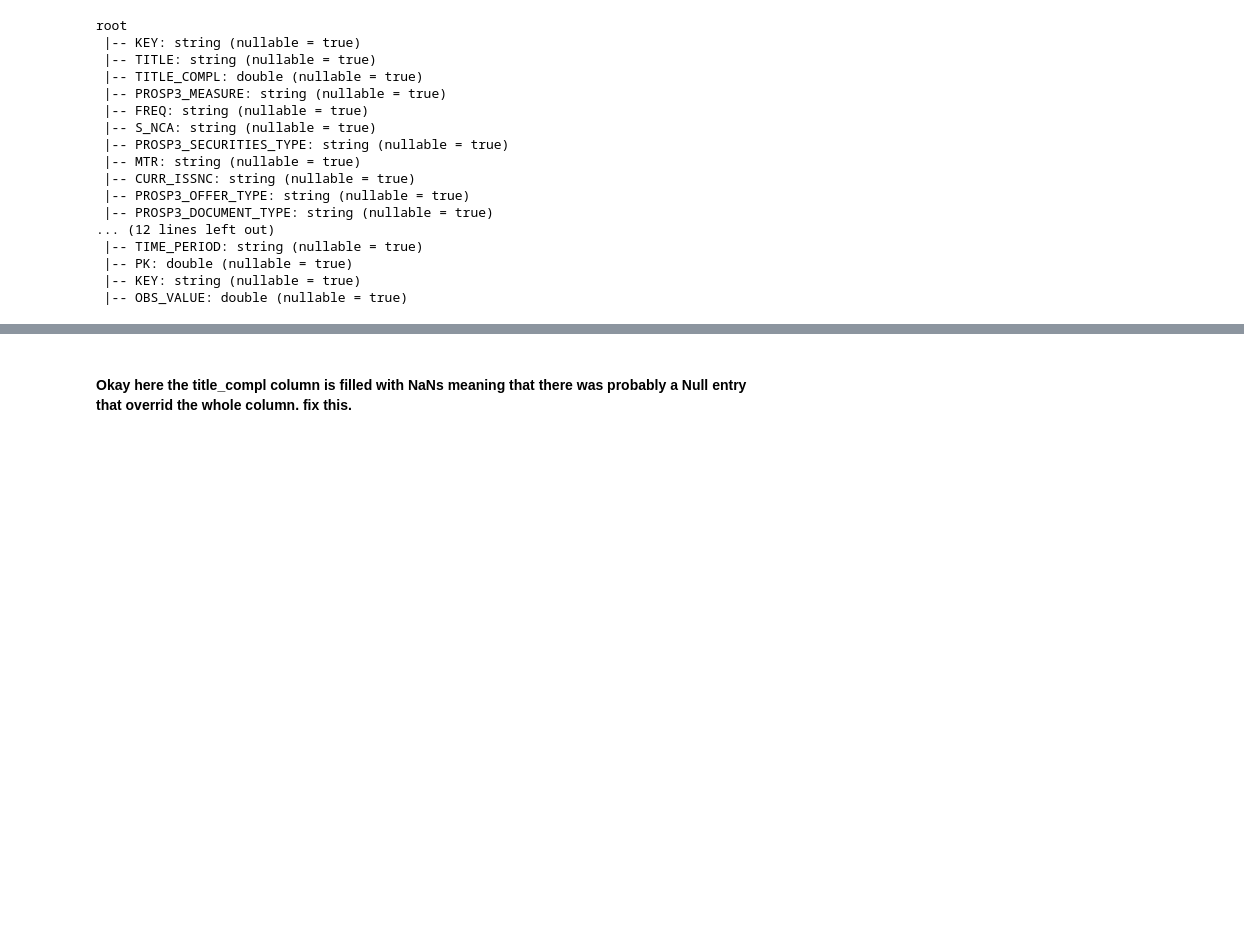
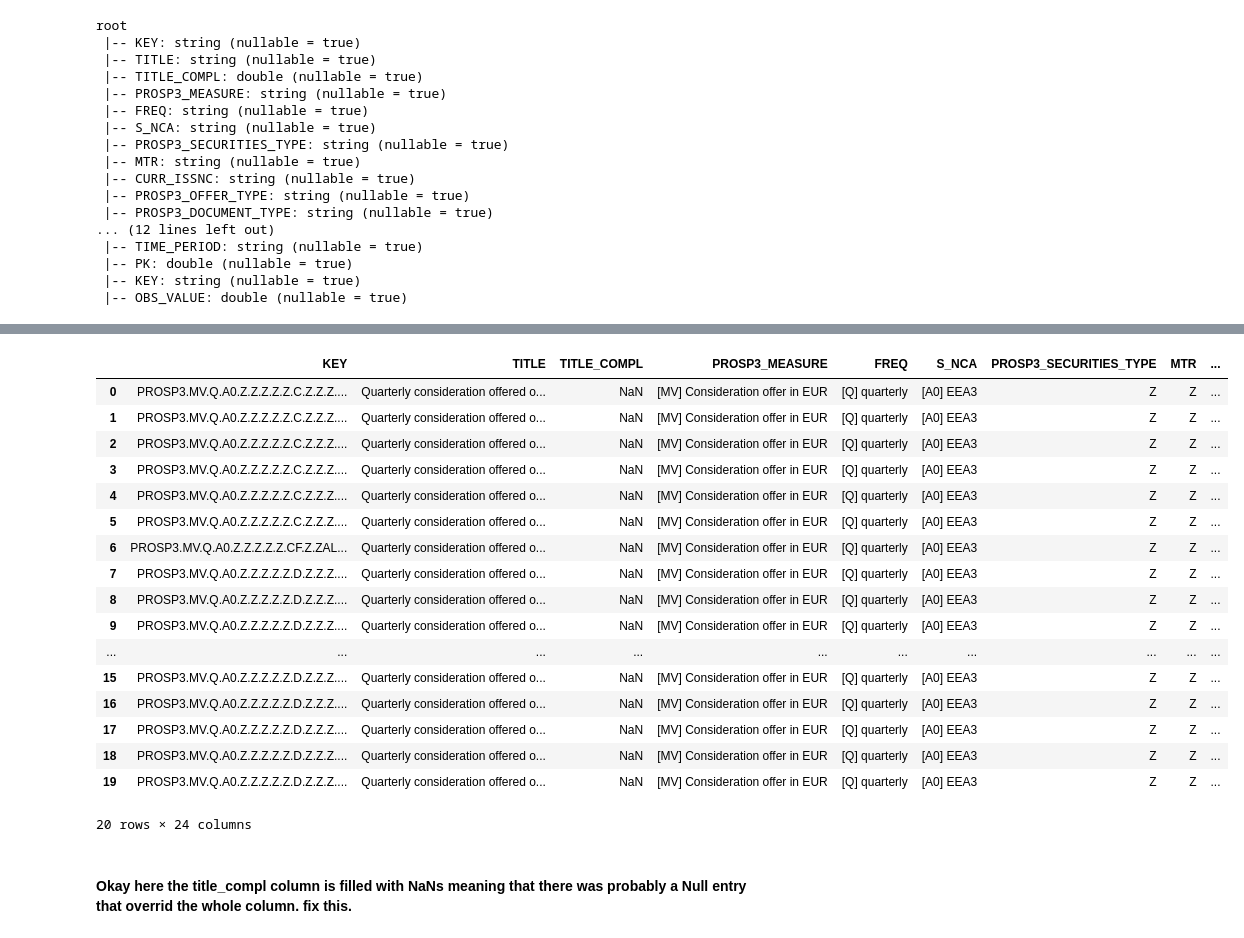
Before and after one commit to melisa002/ESMA2025, a Jupyter notebook: mel.ipynb, the cells around one changed output, grey strips where cells are left out. Saved outputs shown, nothing was run; the diff lists cells and outputs as text; code cells hidden in the pictures; blank space fills up the shorter version.

```diff
--- a/mel.ipynb
+++ b/mel.ipynb
@@ -74,0 +94,2 @@ only showing top 10 rows
+# %%
+pd_df = df_joined.toPandas()
@@ -75,3 +98,24 @@ only showing top 10 rows
+# %%
+pd_df.head(20)
+# %% [output]
+|  | KEY | TITLE | TITLE_COMPL | PROSP3_MEASURE | FREQ | S_NCA | PROSP3_SECURITIES_TYPE | MTR | ... |
+| 0 | PROSP3.MV.Q.A0.Z.Z.Z.Z.Z.C.Z.Z.Z.... | Quarterly consideration offered o... | NaN | [MV] Consideration offer in EUR | [Q] quarterly | [A0] EEA3 | Z | Z | ... |
+| 1 | PROSP3.MV.Q.A0.Z.Z.Z.Z.Z.C.Z.Z.Z.... | Quarterly consideration offered o... | NaN | [MV] Consideration offer in EUR | [Q] quarterly | [A0] EEA3 | Z | Z | ... |
+| 2 | PROSP3.MV.Q.A0.Z.Z.Z.Z.Z.C.Z.Z.Z.... | Quarterly consideration offered o... | NaN | [MV] Consideration offer in EUR | [Q] quarterly | [A0] EEA3 | Z | Z | ... |
+| 3 | PROSP3.MV.Q.A0.Z.Z.Z.Z.Z.C.Z.Z.Z.... | Quarterly consideration offered o... | NaN | [MV] Consideration offer in EUR | [Q] quarterly | [A0] EEA3 | Z | Z | ... |
+| 4 | PROSP3.MV.Q.A0.Z.Z.Z.Z.Z.C.Z.Z.Z.... | Quarterly consideration offered o... | NaN | [MV] Consideration offer in EUR | [Q] quarterly | [A0] EEA3 | Z | Z | ... |
+| 5 | PROSP3.MV.Q.A0.Z.Z.Z.Z.Z.C.Z.Z.Z.... | Quarterly consideration offered o... | NaN | [MV] Consideration offer in EUR | [Q] quarterly | [A0] EEA3 | Z | Z | ... |
+| 6 | PROSP3.MV.Q.A0.Z.Z.Z.Z.Z.CF.Z.ZAL... | Quarterly consideration offered o... | NaN | [MV] Consideration offer in EUR | [Q] quarterly | [A0] EEA3 | Z | Z | ... |
+| 7 | PROSP3.MV.Q.A0.Z.Z.Z.Z.Z.D.Z.Z.Z.... | Quarterly consideration offered o... | NaN | [MV] Consideration offer in EUR | [Q] quarterly | [A0] EEA3 | Z | Z | ... |
+| 8 | PROSP3.MV.Q.A0.Z.Z.Z.Z.Z.D.Z.Z.Z.... | Quarterly consideration offered o... | NaN | [MV] Consideration offer in EUR | [Q] quarterly | [A0] EEA3 | Z | Z | ... |
+| 9 | PROSP3.MV.Q.A0.Z.Z.Z.Z.Z.D.Z.Z.Z.... | Quarterly consideration offered o... | NaN | [MV] Consideration offer in EUR | [Q] quarterly | [A0] EEA3 | Z | Z | ... |
+| ... | ... | ... | ... | ... | ... | ... | ... | ... | ... |
+| 15 | PROSP3.MV.Q.A0.Z.Z.Z.Z.Z.D.Z.Z.Z.... | Quarterly consideration offered o... | NaN | [MV] Consideration offer in EUR | [Q] quarterly | [A0] EEA3 | Z | Z | ... |
+| 16 | PROSP3.MV.Q.A0.Z.Z.Z.Z.Z.D.Z.Z.Z.... | Quarterly consideration offered o... | NaN | [MV] Consideration offer in EUR | [Q] quarterly | [A0] EEA3 | Z | Z | ... |
+| 17 | PROSP3.MV.Q.A0.Z.Z.Z.Z.Z.D.Z.Z.Z.... | Quarterly consideration offered o... | NaN | [MV] Consideration offer in EUR | [Q] quarterly | [A0] EEA3 | Z | Z | ... |
+| 18 | PROSP3.MV.Q.A0.Z.Z.Z.Z.Z.D.Z.Z.Z.... | Quarterly consideration offered o... | NaN | [MV] Consideration offer in EUR | [Q] quarterly | [A0] EEA3 | Z | Z | ... |
+| 19 | PROSP3.MV.Q.A0.Z.Z.Z.Z.Z.D.Z.Z.Z.... | Quarterly consideration offered o... | NaN | [MV] Consideration offer in EUR | [Q] quarterly | [A0] EEA3 | Z | Z | ... |
+20 rows × 24 columns
 # %% [markdown]
 #### Okay here the title_compl column is filled with NaNs meaning that there was probably a Null entry that overrid the whole column. fix this.
 # %%
```
Also changed, not shown: parts of 16 cells of this notebook, 12 other files.
